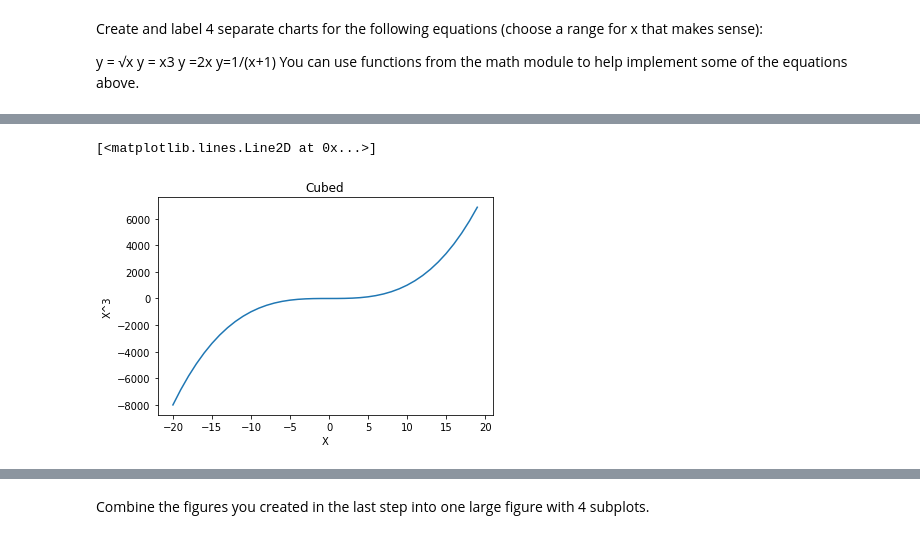
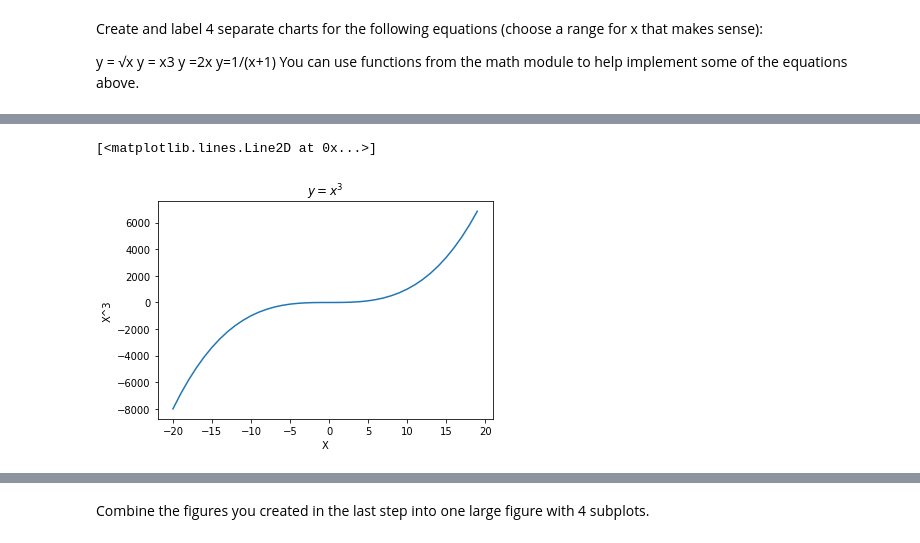
Before and after one commit to GabbyBarajasBroussard/numpy-pandas-visualization-exercise, a Jupyter notebook: matplotlib_exercises.ipynb, the cells around one changed output, grey strips where cells are left out. Saved outputs shown, nothing was run; the diff lists cells and outputs as text; code cells hidden in the pictures.

```diff
--- a/matplotlib_exercises.ipynb
+++ b/matplotlib_exercises.ipynb
@@ -44,14 +42,14 @@ plt.plot(x,y)
 # %%
 # Cubed
-plt.title("Cubed")
+plt.title("$y=x^3$")
 plt.xlabel('X')
 plt.ylabel('X^3')
 x= list(range(-20, 20))
 y= [(c**3) for c in x]
 plt.plot(x,y)
 # %% [output]
 [<matplotlib.lines.Line2D at 0x...>]
-[figure, old version]
+[figure, new version]
 # %%
 # Times two
 plt.title("Double")
```
Also changed, not shown: parts of 9 cells of this notebook.
